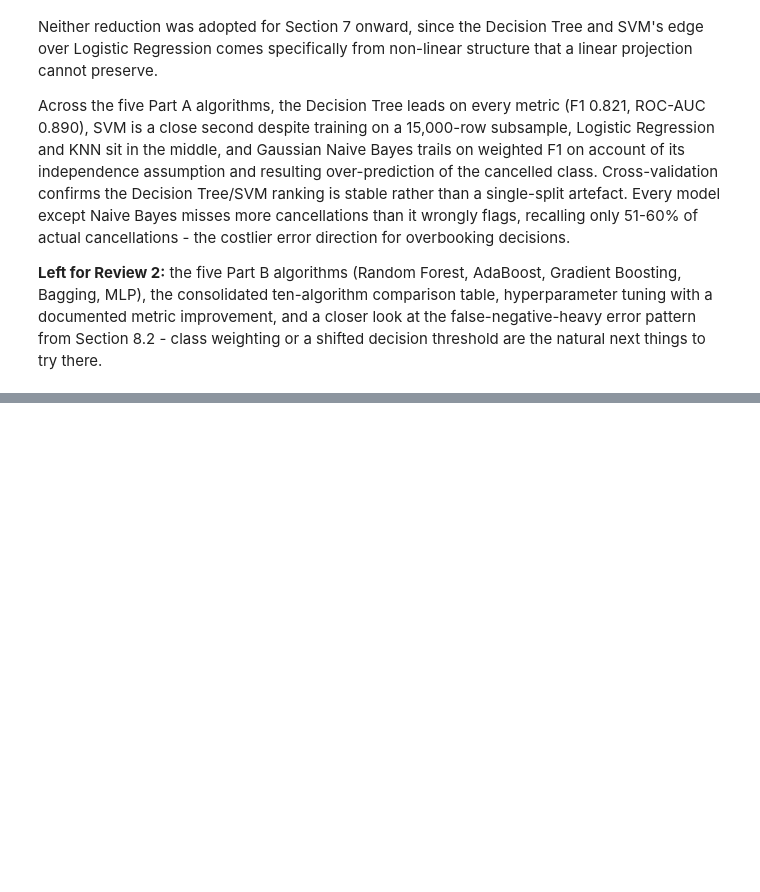
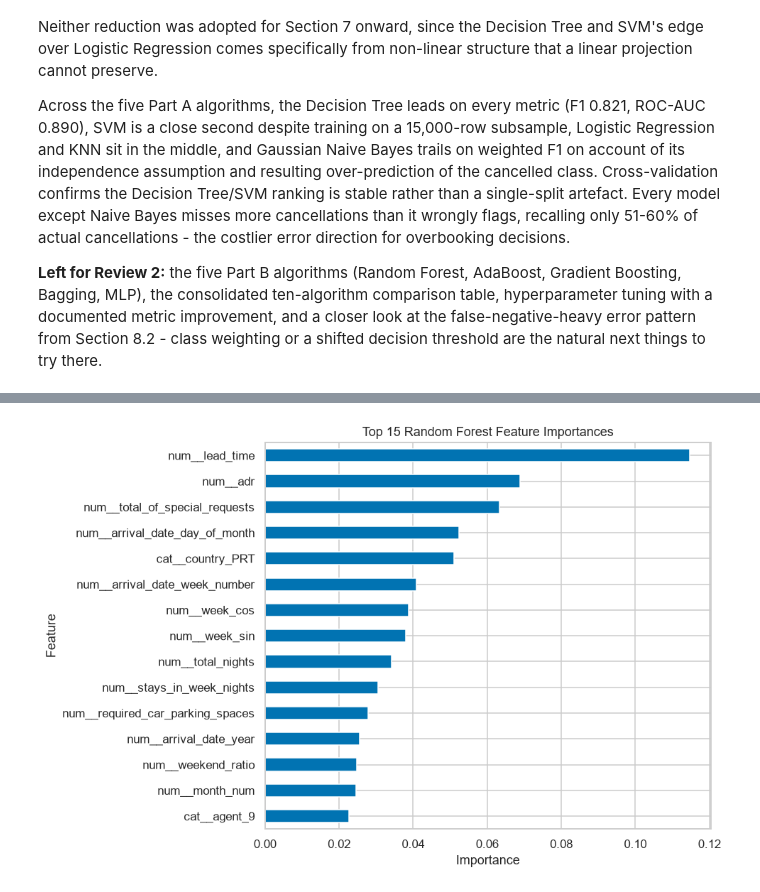
Before and after one commit to AnanyaBottu/ml-capstone, a Jupyter notebook: notebooks/classification.ipynb, the cells around one changed output, grey strips where cells are left out. Cells and saved outputs as stored; diff of their text form; code cells hidden in the pictures; blank space fills up the shorter version.

Commit message:
Add Random Forest classifier

```diff
--- a/notebooks/classification.ipynb
+++ b/notebooks/classification.ipynb
@@ -711,0 +903,12 @@ to try there.
+# %%
+rf_model = build(
+    RandomForestClassifier(
+        n_estimators=100,
+        random_state=RANDOM_STATE,
+        n_jobs=-1
+    )
+)
+
+rf_model.fit(X_train, y_train)
+
+rf_pred = rf_model.predict(X_test)
@@ -711,0 +936,7 @@ to try there.
+# %%
+rf_importance = pd.Series(
+    rf_model.named_steps["model"].feature_importances_,
+    index=rf_model.named_steps["pre"].get_feature_names_out()
+).sort_values(ascending=False)
+
+rf_importance.head(15)
@@ -711,0 +960,14 @@ to try there.
+# %%
+top_rf = rf_importance.head(15).sort_values()
+
+fig, ax = plt.subplots(figsize=(9, 6))
+top_rf.plot(kind="barh", ax=ax)
+
+ax.set_title("Top 15 Random Forest Feature Importances")
+ax.set_xlabel("Importance")
+ax.set_ylabel("Feature")
+
+plt.tight_layout()
+plt.show()
+# %% [output]
+[figure, added]
```
Also changed, not shown: parts of 34 cells of this notebook.
